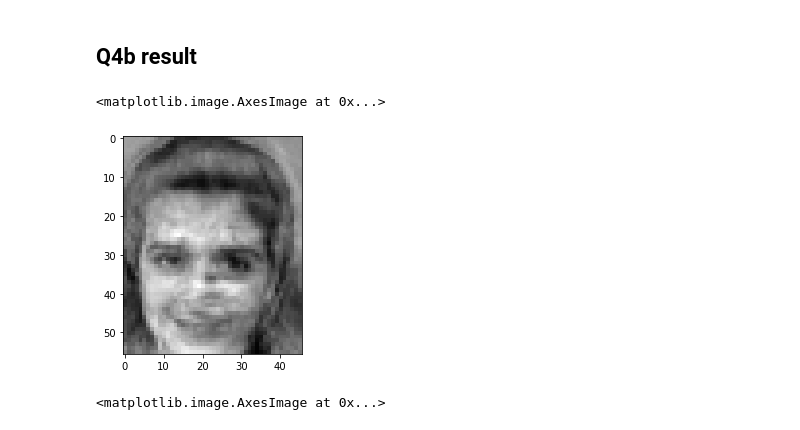
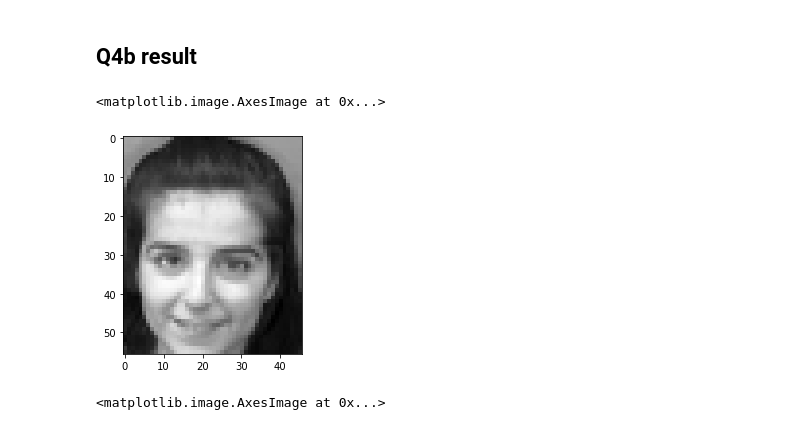
Before and after one commit to Chuanhuan/NTU-Classes, a Jupyter notebook: Data Analytics/hw5-jack.ipynb, the cells around one changed output. Cells and saved outputs as stored; diff of their text form; code cells hidden in the pictures.

```diff
--- a/Data Analytics/hw5-jack.ipynb
+++ b/Data Analytics/hw5-jack.ipynb
@@ -428,7 +430,7 @@ data_mat.T.shape
 # %% [output]
 (2576, 400)
 # %%
-result , eig_value , eig_vector = myPCA(data_mat.T, isCorrMx = False)
+result , eig_value , eig_vector = myPCA(m, isCorrMx = False)
 # %%
 total_Var = sum(eig_value)
 print('The total variance is ', total_Var)
@@ -452,16 +454,23 @@ The PC 9 : the cumulative variance is  12.25 . The percentage is  90.1 %
 # %% [markdown]
 ## Q4b result
 # %%
-m=data_mat.T
+# from the previouse results , PC9 is good enought
+
 m_bar = np.mean(m.T,axis=1)
 Center_mat = m - [float(i) for i in m_bar]
 
-pic_PCA = m.dot(eig_vector.T)+ Center_mat # PCA reverse transformation
+# extract 90% variance eigenvector. Choice first r component
+r = 9
+update_eig_vector = np.zeros_like(eig_vector)
+update_eig_vector[:,:r] = eig_vector[:,:r]
+
+# PCA reverse transformation
+pic_PCA = m.dot(update_eig_vector.T)+ Center_mat
 PC1_pic = pic_PCA.T[0]
 plt.imshow(PC1_pic.reshape(56,46),cmap='gray')
 # %% [output]
 <matplotlib.image.AxesImage at 0x...>
-[figure, old version]
+[figure, new version]
 # %%
 # original pic
 plt.imshow(data_mat[0].reshape(56,46),cmap='gray')
```
Also changed, not shown: parts of 2 cells of this notebook, 4 other files.
